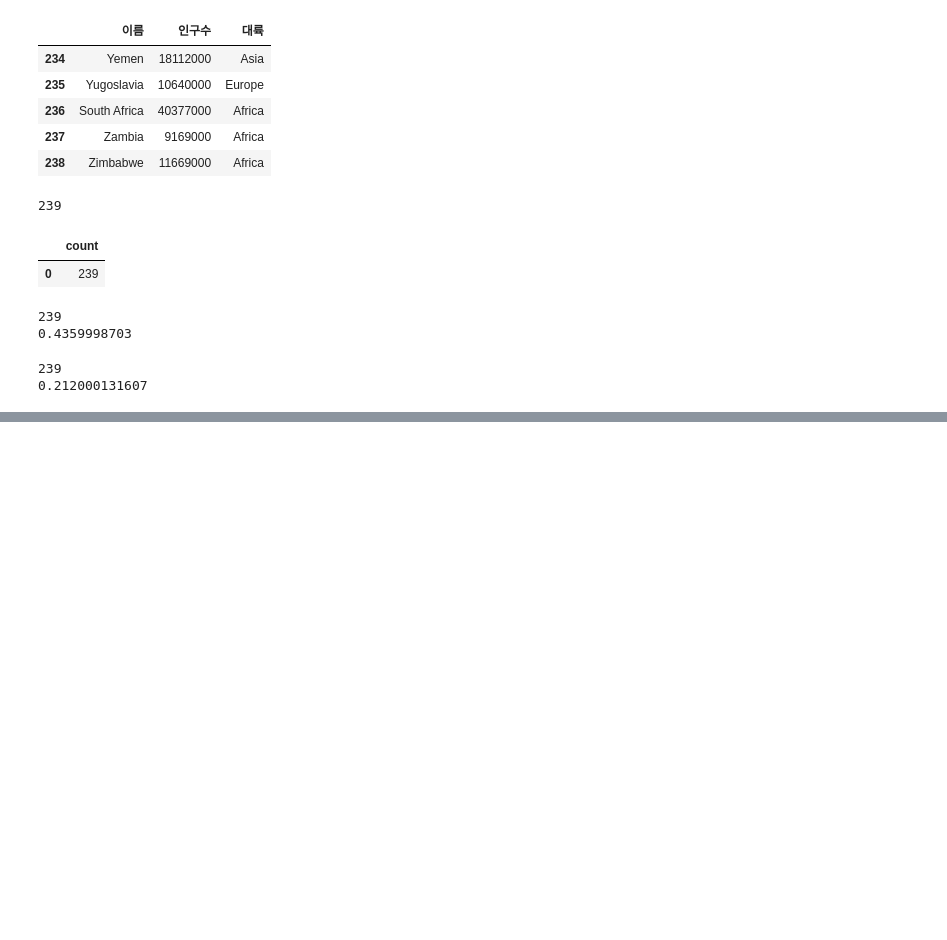
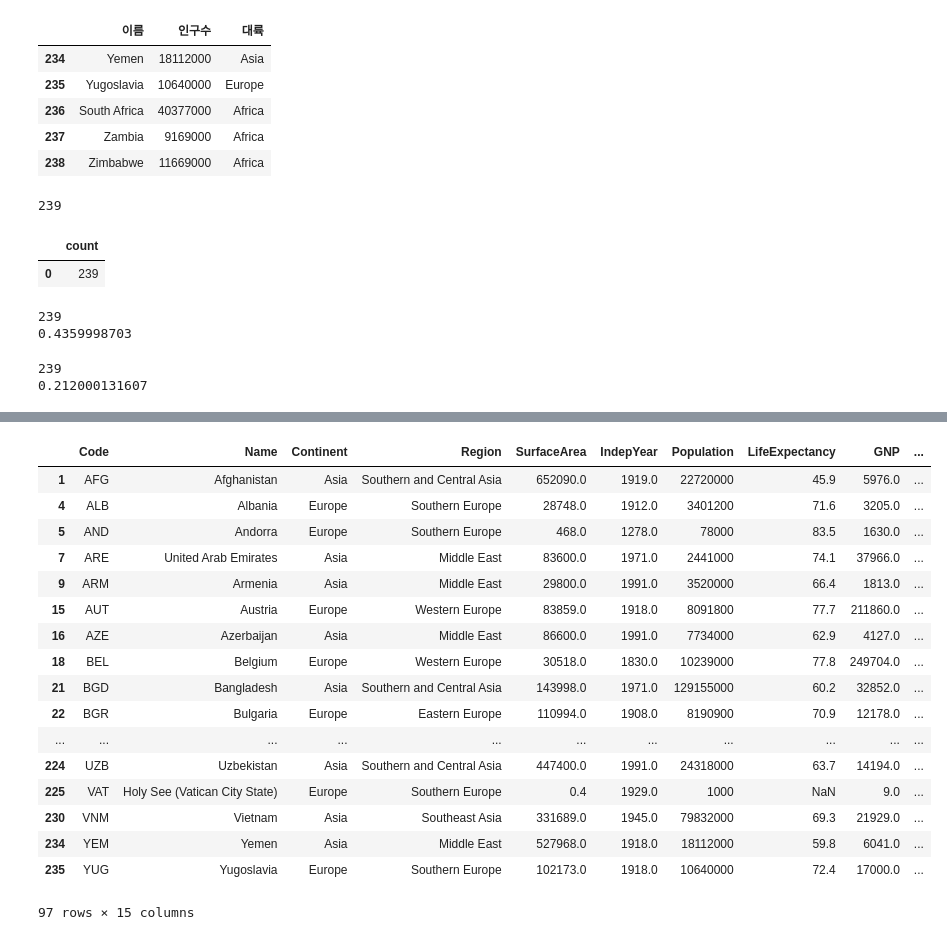
Before and after one commit to GD-park/python_basic, a Jupyter notebook: Practice/05-07.ipynb, the cells around one changed output, grey strips where cells are left out. Drawn from its saved outputs; the diff is of its cells as text; code cells hidden in the pictures; blank space fills up the shorter version.

```diff
--- a/Practice/05-07.ipynb
+++ b/Practice/05-07.ipynb
@@ -177,0 +185,25 @@ country_df[is_europe]
+# %%
+# pandas
+is_Europe = country_df['Continent'] == 'Europe'
+is_Asia = country_df['Continent'] == 'Asia'
+
+country_df[is_Europe | is_Asia] #series 에서는 or and 이 안먹음
+# %% [output]
+|  | Code | Name | Continent | Region | SurfaceArea | IndepYear | Population | LifeExpectancy | GNP | ... |
+| 1 | AFG | Afghanistan | Asia | Southern and Central Asia | 652090.0 | 1919.0 | 22720000 | 45.9 | 5976.0 | ... |
+| 4 | ALB | Albania | Europe | Southern Europe | 28748.0 | 1912.0 | 3401200 | 71.6 | 3205.0 | ... |
+| 5 | AND | Andorra | Europe | Southern Europe | 468.0 | 1278.0 | 78000 | 83.5 | 1630.0 | ... |
+| 7 | ARE | United Arab Emirates | Asia | Middle East | 83600.0 | 1971.0 | 2441000 | 74.1 | 37966.0 | ... |
+| 9 | ARM | Armenia | Asia | Middle East | 29800.0 | 1991.0 | 3520000 | 66.4 | 1813.0 | ... |
+| 15 | AUT | Austria | Europe | Western Europe | 83859.0 | 1918.0 | 8091800 | 77.7 | 211860.0 | ... |
+| 16 | AZE | Azerbaijan | Asia | Middle East | 86600.0 | 1991.0 | 7734000 | 62.9 | 4127.0 | ... |
+| 18 | BEL | Belgium | Europe | Western Europe | 30518.0 | 1830.0 | 10239000 | 77.8 | 249704.0 | ... |
+| 21 | BGD | Bangladesh | Asia | Southern and Central Asia | 143998.0 | 1971.0 | 129155000 | 60.2 | 32852.0 | ... |
+| 22 | BGR | Bulgaria | Europe | Eastern Europe | 110994.0 | 1908.0 | 8190900 | 70.9 | 12178.0 | ... |
+| ... | ... | ... | ... | ... | ... | ... | ... | ... | ... | ... |
+| 224 | UZB | Uzbekistan | Asia | Southern and Central Asia | 447400.0 | 1991.0 | 24318000 | 63.7 | 14194.0 | ... |
+| 225 | VAT | Holy See (Vatican City State) | Europe | Southern Europe | 0.4 | 1929.0 | 1000 | NaN | 9.0 | ... |
+| 230 | VNM | Vietnam | Asia | Southeast Asia | 331689.0 | 1945.0 | 79832000 | 69.3 | 21929.0 | ... |
+| 234 | YEM | Yemen | Asia | Middle East | 527968.0 | 1918.0 | 18112000 | 59.8 | 6041.0 | ... |
+| 235 | YUG | Yugoslavia | Europe | Southern Europe | 102173.0 | 1918.0 | 10640000 | 72.4 | 17000.0 | ... |
+97 rows × 15 columns
```
Also changed, not shown: parts of 20 cells of this notebook.
